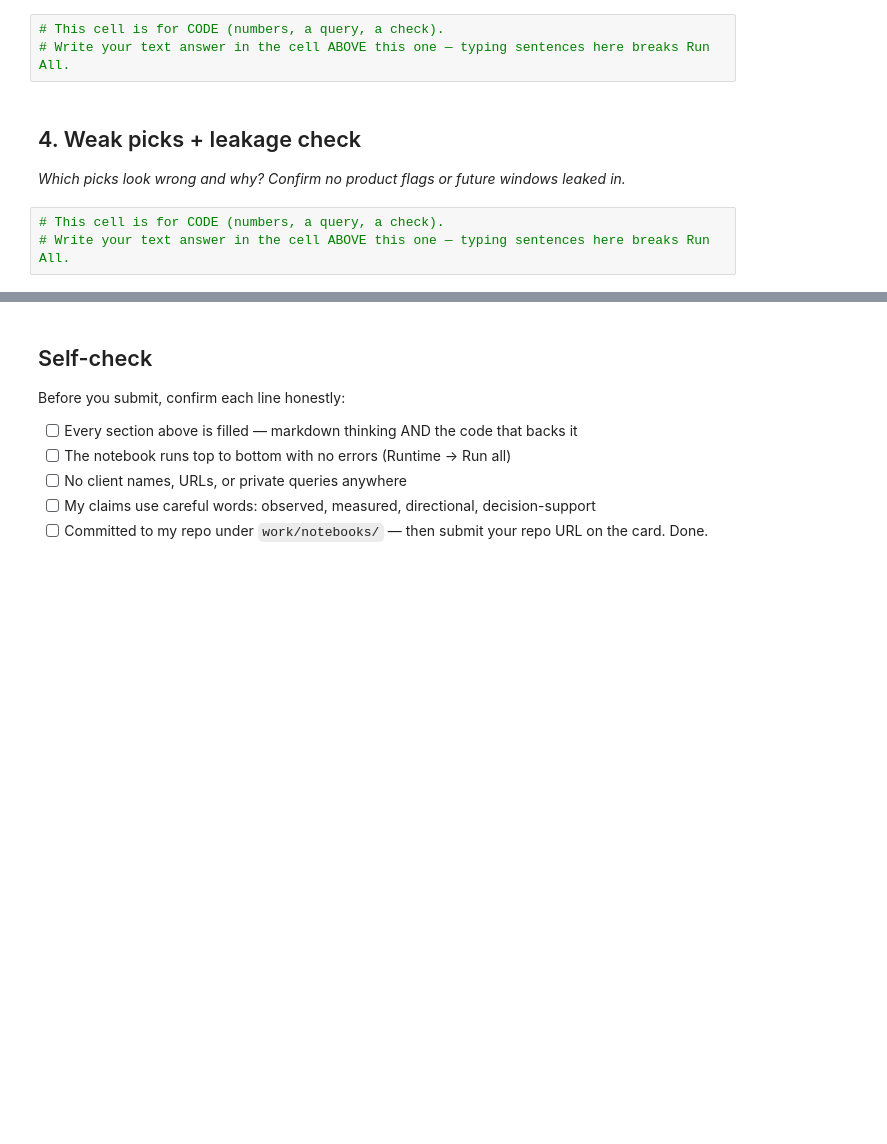
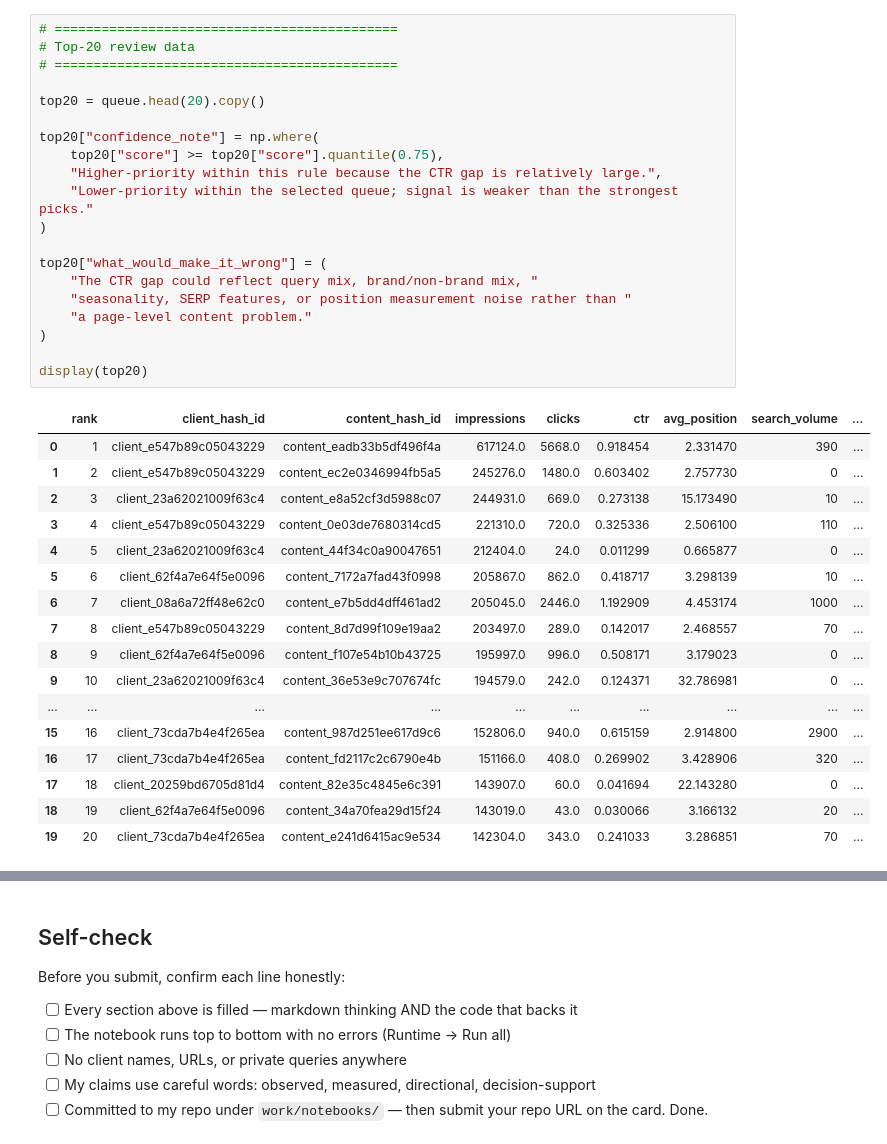
Before and after one commit to ridoy1211/Flyrank-Internship-ML, a Jupyter notebook: work/notebooks/w04_baseline_score.ipynb, the cells around one changed output, grey strips where cells are left out. Cells and saved outputs as stored; diff of their text form; blank space fills up the shorter version.

```diff
--- a/work/notebooks/w04_baseline_score.ipynb
+++ b/work/notebooks/w04_baseline_score.ipynb
@@ -27,10 +628,38 @@ This skeleton is yours to fill. Work the sections **in order** — each one has
-# %%
-# This cell is for CODE (numbers, a query, a check).
-# Write your text answer in the cell ABOVE this one — typing sentences here breaks Run All.
-# %% [markdown]
-## 4. Weak picks + leakage check
-
-*Which picks look wrong and why? Confirm no product flags or future windows leaked in.*
-# %%
-# This cell is for CODE (numbers, a query, a check).
-# Write your text answer in the cell ABOVE this one — typing sentences here breaks Run All.
+# %%
+# ============================================
+# Top-20 review data
+# ============================================
+
+top20 = queue.head(20).copy()
+
+top20["confidence_note"] = np.where(
+    top20["score"] >= top20["score"].quantile(0.75),
+    "Higher-priority within this rule because the CTR gap is relatively large.",
+    "Lower-priority within the selected queue; signal is weaker than the strongest picks."
+)
+
+top20["what_would_make_it_wrong"] = (
+    "The CTR gap could reflect query mix, brand/non-brand mix, "
+    "seasonality, SERP features, or position measurement noise rather than "
+    "a page-level content problem."
+)
+
+display(top20)
+# %% [output]
+|  | rank | client_hash_id | content_hash_id | impressions | clicks | ctr | avg_position | search_volume | ... |
+| 0 | 1 | client_e547b89c05043229 | content_eadb33b5df496f4a | 617124.0 | 5668.0 | 0.918454 | 2.331470 | 390 | ... |
+| 1 | 2 | client_e547b89c05043229 | content_ec2e0346994fb5a5 | 245276.0 | 1480.0 | 0.603402 | 2.757730 | 0 | ... |
+| 2 | 3 | client_23a62021009f63c4 | content_e8a52cf3d5988c07 | 244931.0 | 669.0 | 0.273138 | 15.173490 | 10 | ... |
+| 3 | 4 | client_e547b89c05043229 | content_0e03de7680314cd5 | 221310.0 | 720.0 | 0.325336 | 2.506100 | 110 | ... |
+| 4 | 5 | client_23a62021009f63c4 | content_44f34c0a90047651 | 212404.0 | 24.0 | 0.011299 | 0.665877 | 0 | ... |
+| 5 | 6 | client_62f4a7e64f5e0096 | content_7172a7fad43f0998 | 205867.0 | 862.0 | 0.418717 | 3.298139 | 10 | ... |
+| 6 | 7 | client_08a6a72ff48e62c0 | content_e7b5dd4dff461ad2 | 205045.0 | 2446.0 | 1.192909 | 4.453174 | 1000 | ... |
+| 7 | 8 | client_e547b89c05043229 | content_8d7d99f109e19aa2 | 203497.0 | 289.0 | 0.142017 | 2.468557 | 70 | ... |
+| 8 | 9 | client_62f4a7e64f5e0096 | content_f107e54b10b43725 | 195997.0 | 996.0 | 0.508171 | 3.179023 | 0 | ... |
+| 9 | 10 | client_23a62021009f63c4 | content_36e53e9c707674fc | 194579.0 | 242.0 | 0.124371 | 32.786981 | 0 | ... |
+| ... | ... | ... | ... | ... | ... | ... | ... | ... | ... |
+| 15 | 16 | client_73cda7b4e4f265ea | content_987d251ee617d9c6 | 152806.0 | 940.0 | 0.615159 | 2.914800 | 2900 | ... |
+| 16 | 17 | client_73cda7b4e4f265ea | content_fd2117c2c6790e4b | 151166.0 | 408.0 | 0.269902 | 3.428906 | 320 | ... |
+| 17 | 18 | client_20259bd6705d81d4 | content_82e35c4845e6c391 | 143907.0 | 60.0 | 0.041694 | 22.143280 | 0 | ... |
+| 18 | 19 | client_62f4a7e64f5e0096 | content_34a70fea29d15f24 | 143019.0 | 43.0 | 0.030066 | 3.166132 | 20 | ... |
+| 19 | 20 | client_73cda7b4e4f265ea | content_e241d6415ac9e534 | 142304.0 | 343.0 | 0.241033 | 3.286851 | 70 | ... |
```
Also changed, not shown: parts of 28 cells of this notebook.
